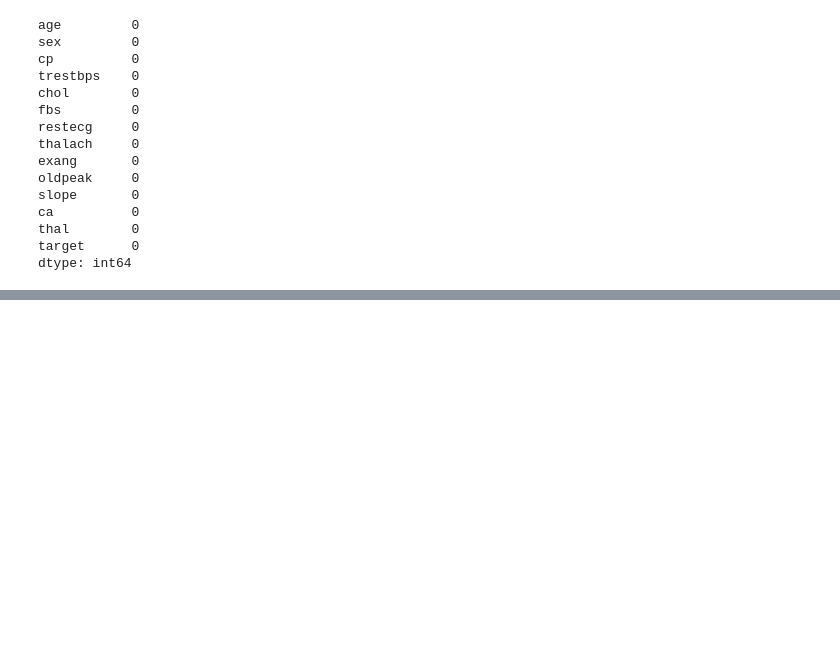
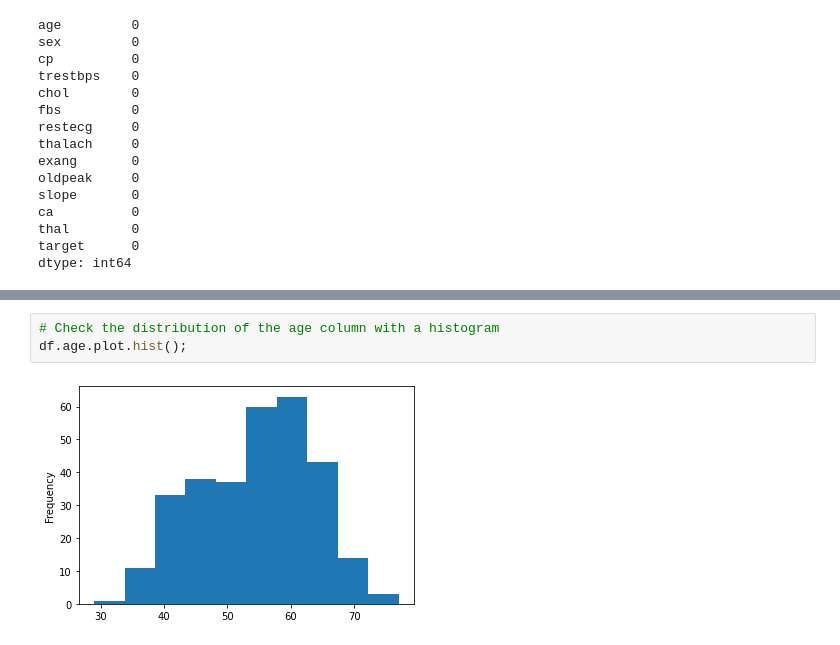
Before and after one commit to GanapriyaS/heart-disease-detection, a Jupyter notebook: heart_disease_prediction.ipynb, the cells around one changed output, grey strips where cells are left out. Cells and saved outputs as stored; diff of their text form; blank space fills up the shorter version.

```diff
--- a/heart_disease_prediction.ipynb
+++ b/heart_disease_prediction.ipynb
@@ -174,0 +270,5 @@ dtype: int64
+# %%
+# Check the distribution of the age column with a histogram
+df.age.plot.hist();
+# %% [output]
+[figure, added]
```
Also changed, not shown: parts of 14 cells of this notebook.
